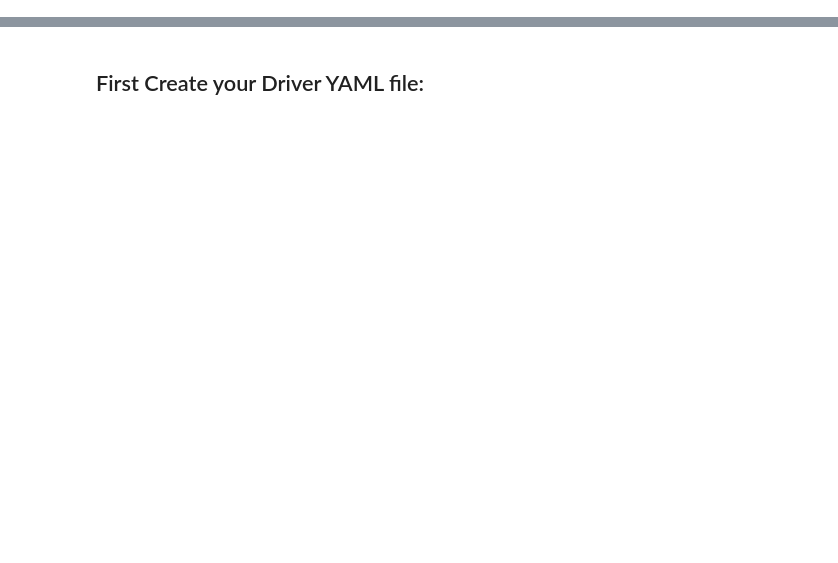
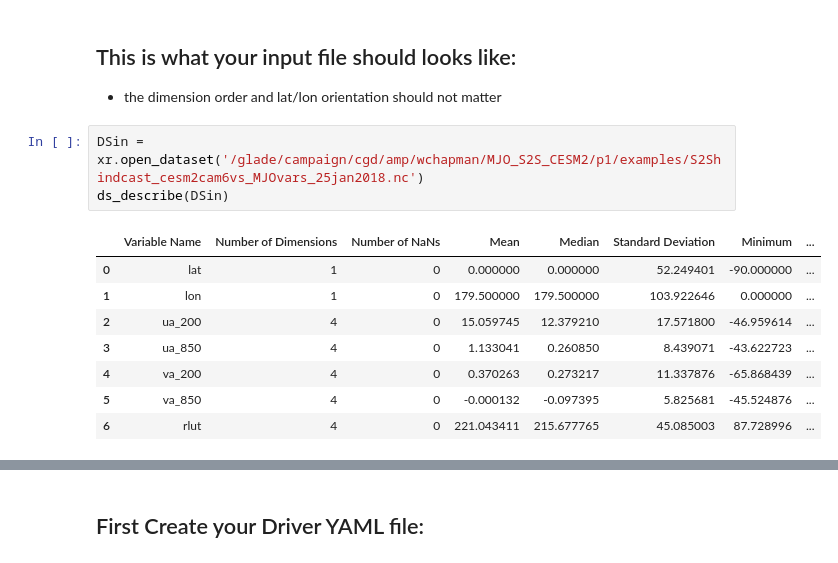
Before and after one commit to WillyChap/MJOcast, a Jupyter notebook: MJOcast/Example/Example_WithoutYaml.ipynb, the cells around one changed output, grey strips where cells are left out. Cells and saved outputs as stored; diff of their text form; blank space fills up the shorter version.

Commit message:
updating examples on website

```diff
--- a/MJOcast/Example/Example_WithoutYaml.ipynb
+++ b/MJOcast/Example/Example_WithoutYaml.ipynb
@@ -7,0 +75,15 @@ import importlib
+# %% [markdown]
+## This is what your input file should looks like:
+ - the dimension order and lat/lon orientation should not matter
+# %%
+DSin = xr.open_dataset('/glade/campaign/cgd/amp/wchapman/MJO_S2S_CESM2/p1/examples/S2Shindcast_cesm2cam6vs_MJOvars_25jan2018.nc')
+ds_describe(DSin)
+# %% [output]
+|  | Variable Name | Number of Dimensions | Number of NaNs | Mean | Median | Standard Deviation | Minimum | ... |
+| 0 | lat | 1 | 0 | 0.000000 | 0.000000 | 52.249401 | -90.000000 | ... |
+| 1 | lon | 1 | 0 | 179.500000 | 179.500000 | 103.922646 | 0.000000 | ... |
+| 2 | ua_200 | 4 | 0 | 15.059745 | 12.379210 | 17.571800 | -46.959614 | ... |
+| 3 | ua_850 | 4 | 0 | 1.133041 | 0.260850 | 8.439071 | -43.622723 | ... |
+| 4 | va_200 | 4 | 0 | 0.370263 | 0.273217 | 11.337876 | -65.868439 | ... |
+| 5 | va_850 | 4 | 0 | -0.000132 | -0.097395 | 5.825681 | -45.524876 | ... |
+| 6 | rlut | 4 | 0 | 221.043411 | 215.677765 | 45.085003 | 87.728996 | ... |
```
Also changed, not shown: parts of 16 cells of this notebook, 24 other files.
